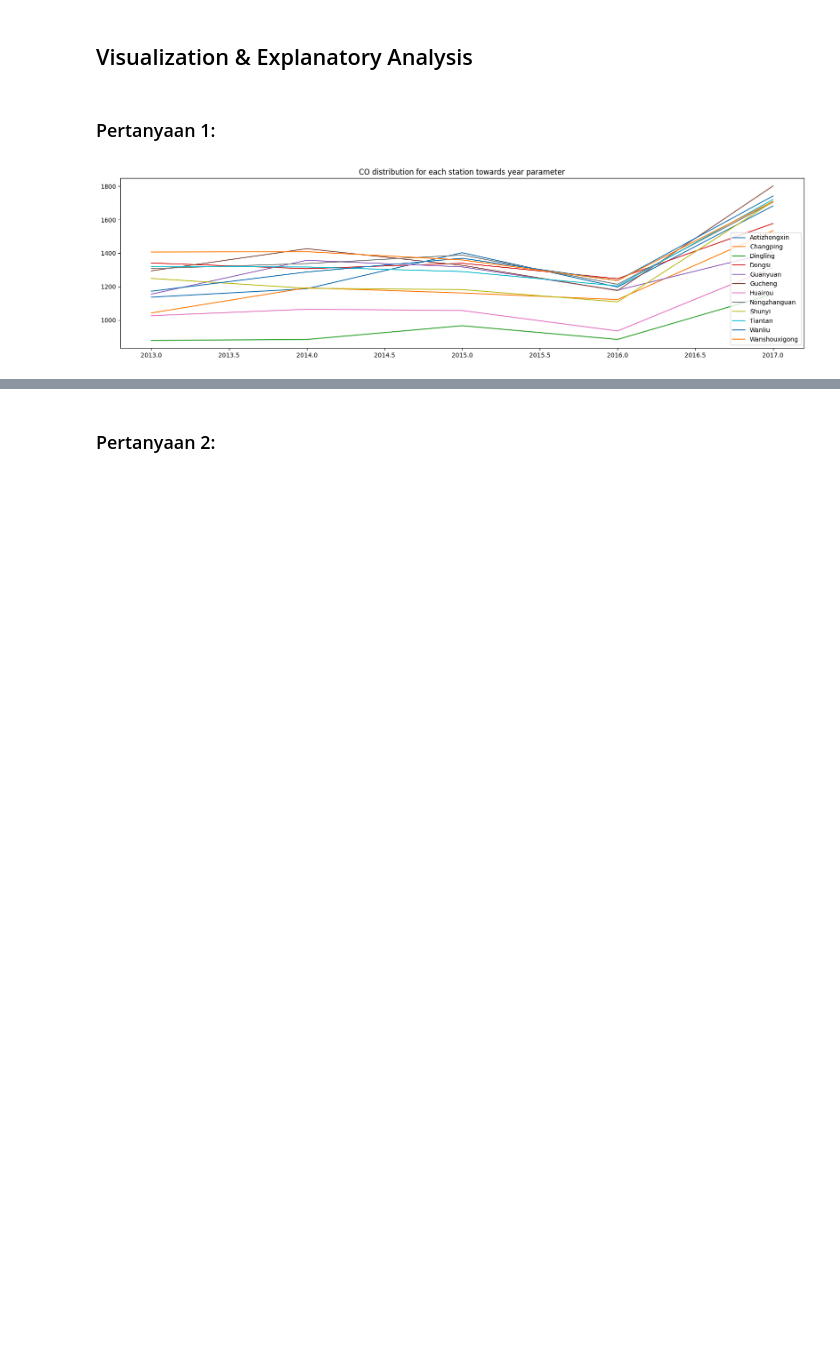
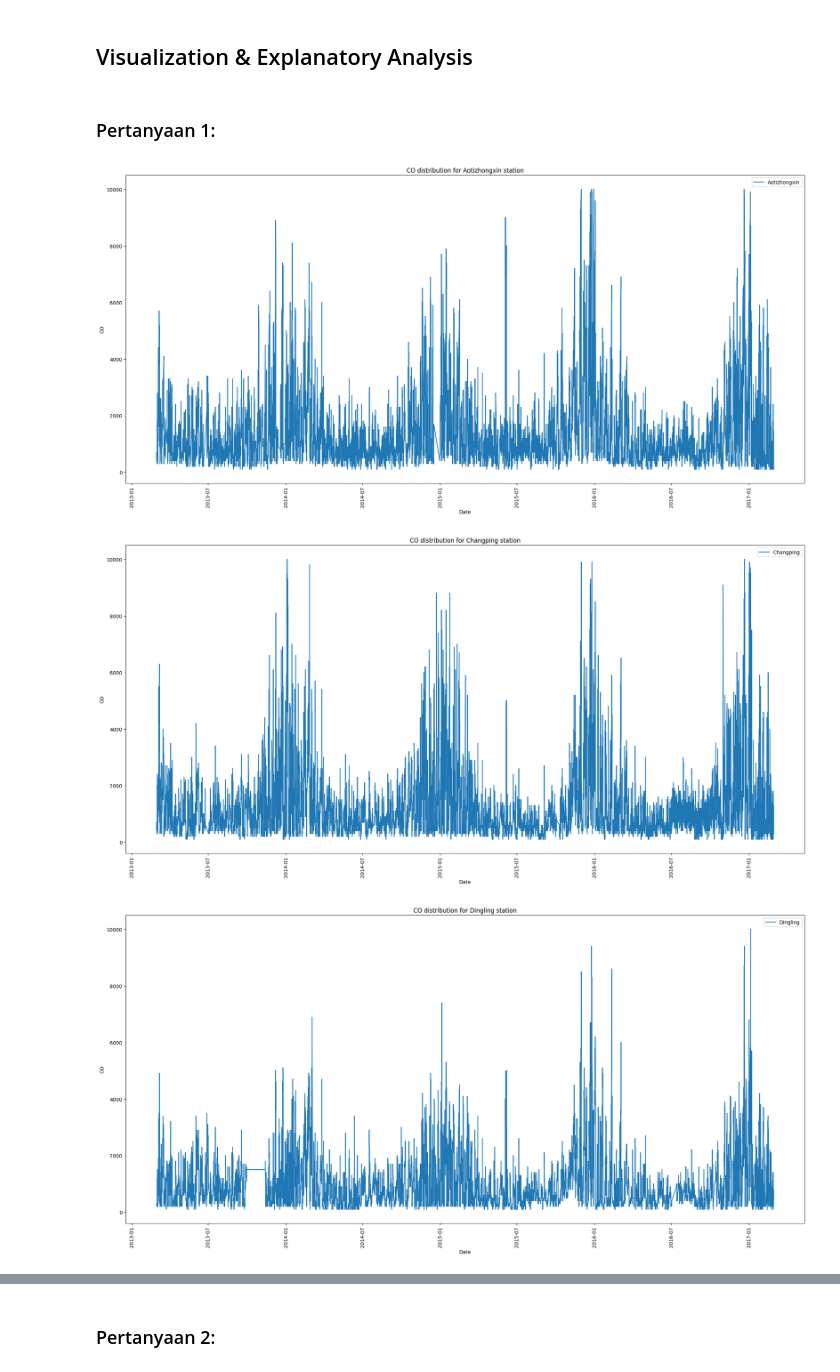
Before and after one commit to Shingetsu592/dicoding_project_1, a Jupyter notebook: Proyek_Analisis_Data.ipynb, the cells around one changed output, grey strips where cells are left out. Saved outputs shown, nothing was run; the diff lists cells and outputs as text; code cells hidden in the pictures; blank space fills up the shorter version.

Commit message:
update new questions in notebook and add new plot to dashboard

```diff
--- a/Proyek_Analisis_Data.ipynb
+++ b/Proyek_Analisis_Data.ipynb
@@ -114,0 +118,6 @@ df.groupby('station').corr(numeric_only=True)
+# %%
+def data_date(df):
+    df['date'] = pd.to_datetime(df[['year', 'month', 'day']])
+    return df
+
+df = data_date(df)
@@ -147,13 +155,24 @@ df.corr(numeric_only=True)
 ## Visualization & Explanatory Analysis
 # %% [markdown]
 ### Pertanyaan 1:
-# %%
-# plot CO distribution for each station towards year parameter in different plots
-plt.figure(figsize=(20, 5))
-for i in df['station'].unique():
-    plt.plot(df[df['station'] == i].groupby('year')['CO'].mean(), label=i)
-plt.legend()
-plt.title('CO distribution for each station towards year parameter')
-plt.show()
-# %% [output]
-[figure, removed]
+# %%
+def plot_CO(station_select):
+    df_selected = df[df['station'] == station_select]
+    plt.figure(figsize=(20, 10))  # create a new figure for each station
+    plt.plot(df_selected['date'], df_selected['CO'], label=station_select)
+    plt.xlabel('Date')
+    plt.ylabel('CO')
+    plt.title(f'CO distribution for {station_select} station')
+    plt.legend()
+    plt.xticks(rotation=90)
+    plt.tight_layout()
+    plt.show()
+
+stations = df['station'].unique()
+
+for station in stations:
+    plot_CO(station)
+# %% [output]
+[figure, added]
+[figure, added]
+[figure, added]
```
Also changed, not shown: parts of 11 cells of this notebook, 1 other file.
